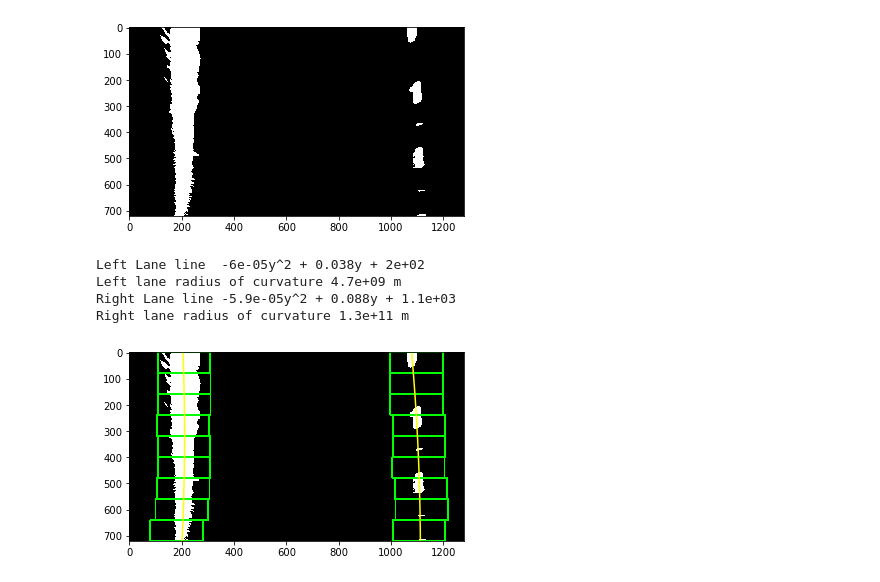
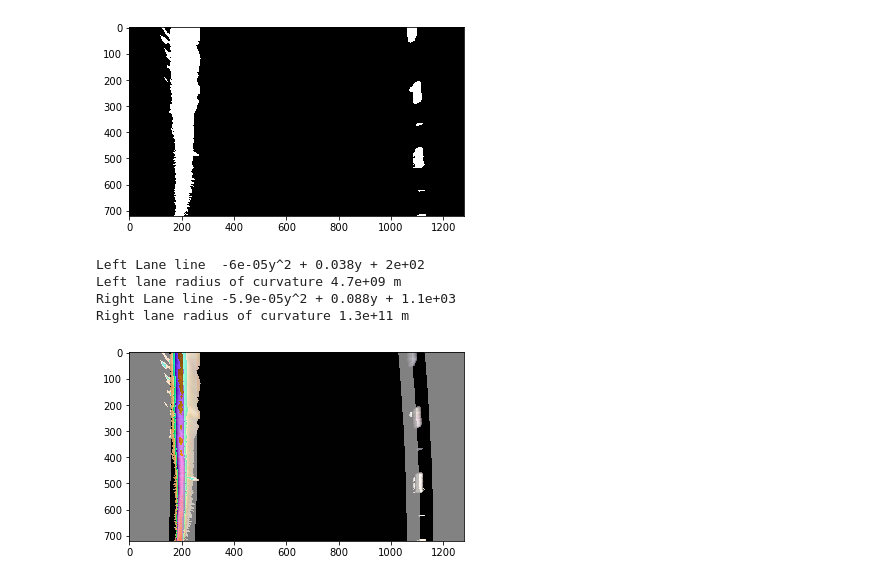
Before and after one commit to sketchc89/AdvanceLaneLines-P4, a Jupyter notebook: Polyline.ipynb, the cells around one changed output. Drawn from its saved outputs; the diff is of its cells as text; code cells hidden in the pictures.

Commit message:
Changes to visualization of lane lines

```diff
--- a/Polyline.ipynb
+++ b/Polyline.ipynb
@@ -21,15 +21,17 @@ def polynomial_fit(img, show=False):
     '''Given a warped image return a polynomial that
        describes the curvature of the lane line'''
     # Useful variables
-    img = cv2.cvtColor(img, cv2.COLOR_RGB2GRAY)
-    height, width = img.shape
+    left_lane = LaneLine()
+    right_lane = LaneLine()
+    grey_img = cv2.cvtColor(img, cv2.COLOR_RGB2GRAY)
+    height, width = grey_img.shape
     midpoint = np.int(width / 2)
     n_windows = 9
     window_height = np.int(height / n_windows)
 
     # Create binary image from img
-    binary_img = np.zeros_like(img)
-    binary_img[img > 0] = 1
+    binary_img = np.zeros_like(grey_img)
+    binary_img[grey_img > 0] = 1
     out_img = np.dstack((binary_img, binary_img, binary_img))#*255
 
     # Create histogram to find start of lane lines
@@ -87,10 +89,15 @@ def polynomial_fit(img, show=False):
     right_y = nonzero_y[right_lane_inds]
 
     plot_y = np.linspace(0, height-1, height)
+    overlay_l = np.copy(img)
+    overlay_r = np.copy(img)
+    overlay_c = np.copy(img)
+    poly_img = np.copy(img)
     if left_x.sum() > 0  and left_y.sum() > 0:
         left_fit = np.polyfit(left_y, left_x, 2)
         left_fit_x = left_fit[0]*plot_y**2 + left_fit[1]*plot_y + left_fit[2]
-        cv2.polylines
+        pts_l = np.column_stack((left_fit_x, plot_y)).astype(np.int32)
+        cv2.polylines(overlay_l, [pts_l], False, (255, 0, 0), thickness=100, lineType=cv2.LINE_AA)
     else:
         print('No fit found, because no pixels found on left side')
         left_fit = None
@@ -100,12 +107,19 @@ def polynomial_fit(img, show=False):
     if right_x.sum() > 0 and right_y.sum() > 0:
         right_fit = np.polyfit(right_y, right_x, 2)
         right_fit_x = right_fit[0]*plot_y**2 + right_fit[1]*plot_y + right_fit[2]
+        pts_r = np.column_stack((right_fit_x, plot_y)).astype(np.int32)
+        cv2.polylines(overlay_r, [pts_r], False, (0, 0, 255), thickness=100, lineType=cv2.LINE_AA)
     else:
         print('No fit found, because no pixels found on right side')
         right_fit = None
         right_fit_x = None
         show = False
-
+    pts = np.concatenate((pts_l, pts_r[::-1]))
+    cv2.fillPoly(overlay_c, np.int_([pts]), (0,255, 0))
+    alpha = 0.5
+    poly_img = cv2.addWeighted(overlay_l, alpha, poly_img, 1, 0)
+    poly_img = cv2.addWeighted(overlay_r, alpha, poly_img, 1, 0)
+    poly_img = cv2.addWeighted(overlay_c, alpha, poly_img, 1, 0)
     left_rad  = radius_curvature(left_fit_x,  plot_y)
     right_rad = radius_curvature(right_fit_x, plot_y)
 
@@ -119,11 +133,11 @@ def polynomial_fit(img, show=False):
                                                                        right_fit[1],
                                                                        right_fit[2]))
         print('Right lane radius of curvature {0:.02} m'.format(right_rad))
-        plt.imshow(out_img)
-        plt.plot(left_fit_x,  plot_y, color='yellow')
-        plt.plot(right_fit_x, plot_y, color='yellow')
+        plt.imshow(poly_img)
+#         plt.plot(left_fit_x,  plot_y, color='yellow')
+#         plt.plot(right_fit_x, plot_y, color='yellow')
 
-    return left_fit, right_fit
+    return poly_img
 # %%
 def radius_curvature(x, y):
     y_scale = 30/720
@@ -134,9 +172,9 @@ def radius_curvature(x, y):
 # %%
 img = mpimg.imread('./doc_images/warp_mask_1.png')
-left_lane, right_lane = polynomial_fit(img, show=True)
+final = polynomial_fit(img, show=True)
 # %% [output]
 Left Lane line  -6e-05y^2 + 0.038y + 2e+02
 Left lane radius of curvature 4.7e+09 m
 Right Lane line -5.9e-05y^2 + 0.088y + 1.1e+03
 Right lane radius of curvature 1.3e+11 m
-[figure, old version]
+[figure, new version]
```
Also changed, not shown: parts of 1 cell of this notebook.
